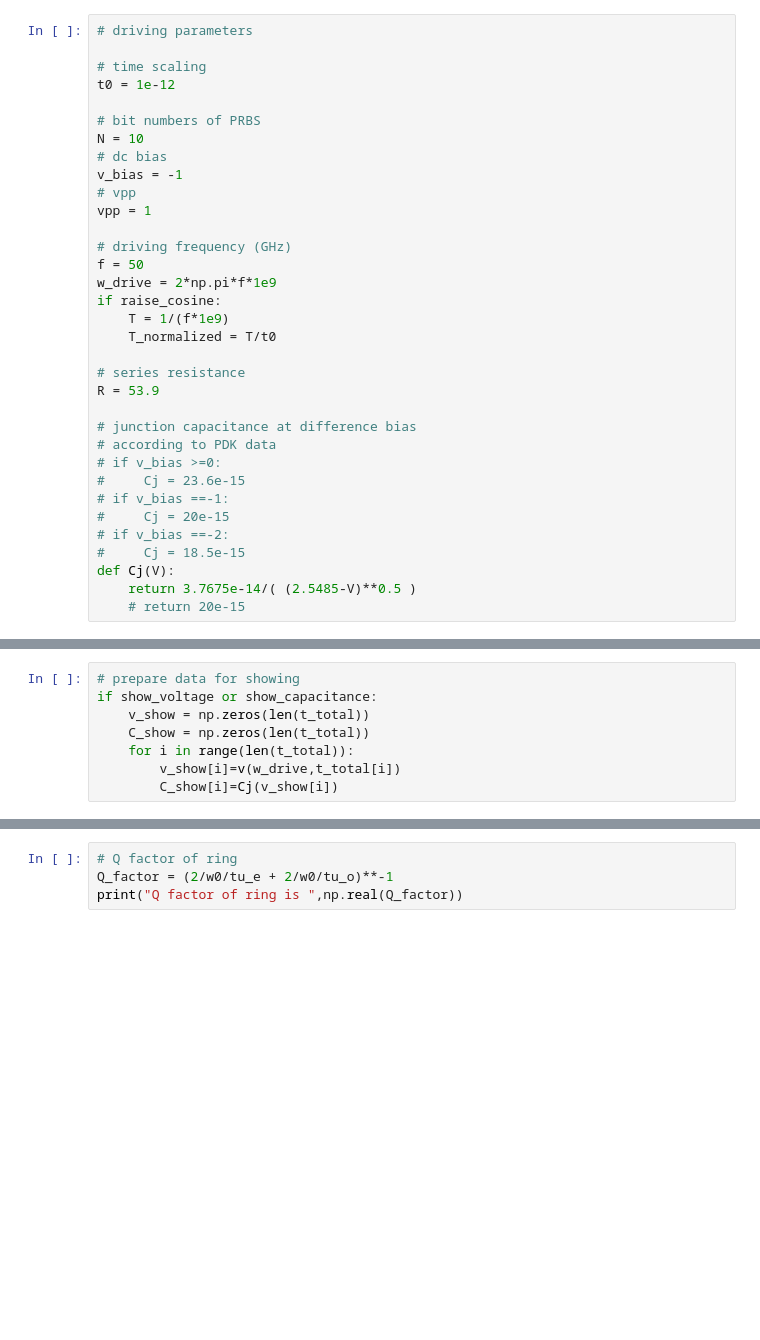
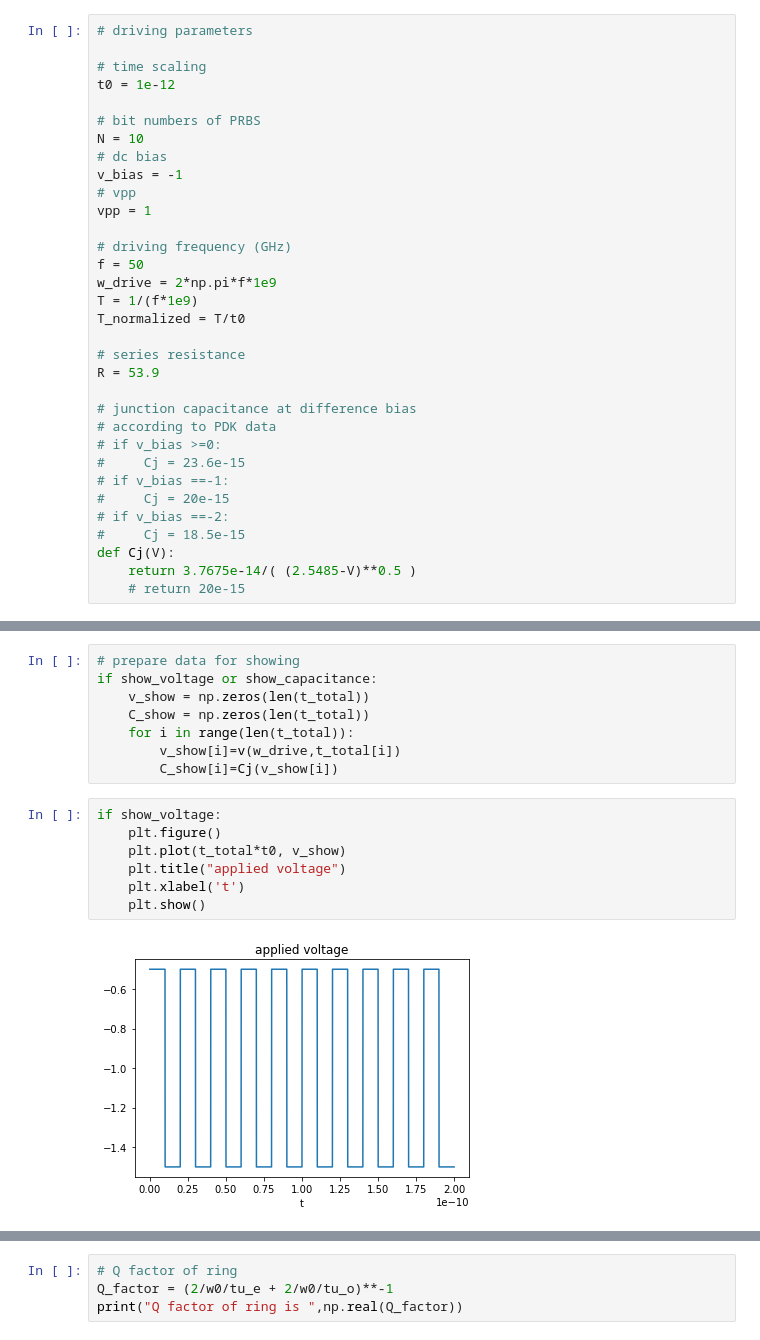
Before and after one commit to blackline0911/couple-mode-theory-in-time, a Jupyter notebook: coupled_equation_20250106.ipynb, the cells around one changed output, grey strips where cells are left out. Saved outputs shown, nothing was run; the diff lists cells and outputs as text; blank space fills up the shorter version.

```diff
--- a/coupled_equation_20250106.ipynb
+++ b/coupled_equation_20250106.ipynb
@@ -70,9 +70,8 @@ vpp = 1
 # driving frequency (GHz)
 f = 50
 w_drive = 2*np.pi*f*1e9
-if raise_cosine:
-    T = 1/(f*1e9)
-    T_normalized = T/t0
+T = 1/(f*1e9)
+T_normalized = T/t0
 
 # series resistance
 R = 53.9
@@ -315,6 +307,15 @@ if show_voltage or show_capacitance:
     for i in range(len(t_total)):
         v_show[i]=v(w_drive,t_total[i])
         C_show[i]=Cj(v_show[i])
+# %%
+if show_voltage:
+    plt.figure()
+    plt.plot(t_total*t0, v_show)
+    plt.title("applied voltage")
+    plt.xlabel('t')
+    plt.show()
+# %% [output]
+[figure, added]
 # %%
 plt.figure()
 plt.plot(t_total*t0,np.real(b_bar) )
```
Also changed, not shown: parts of 13 cells of this notebook, 1 other file.
